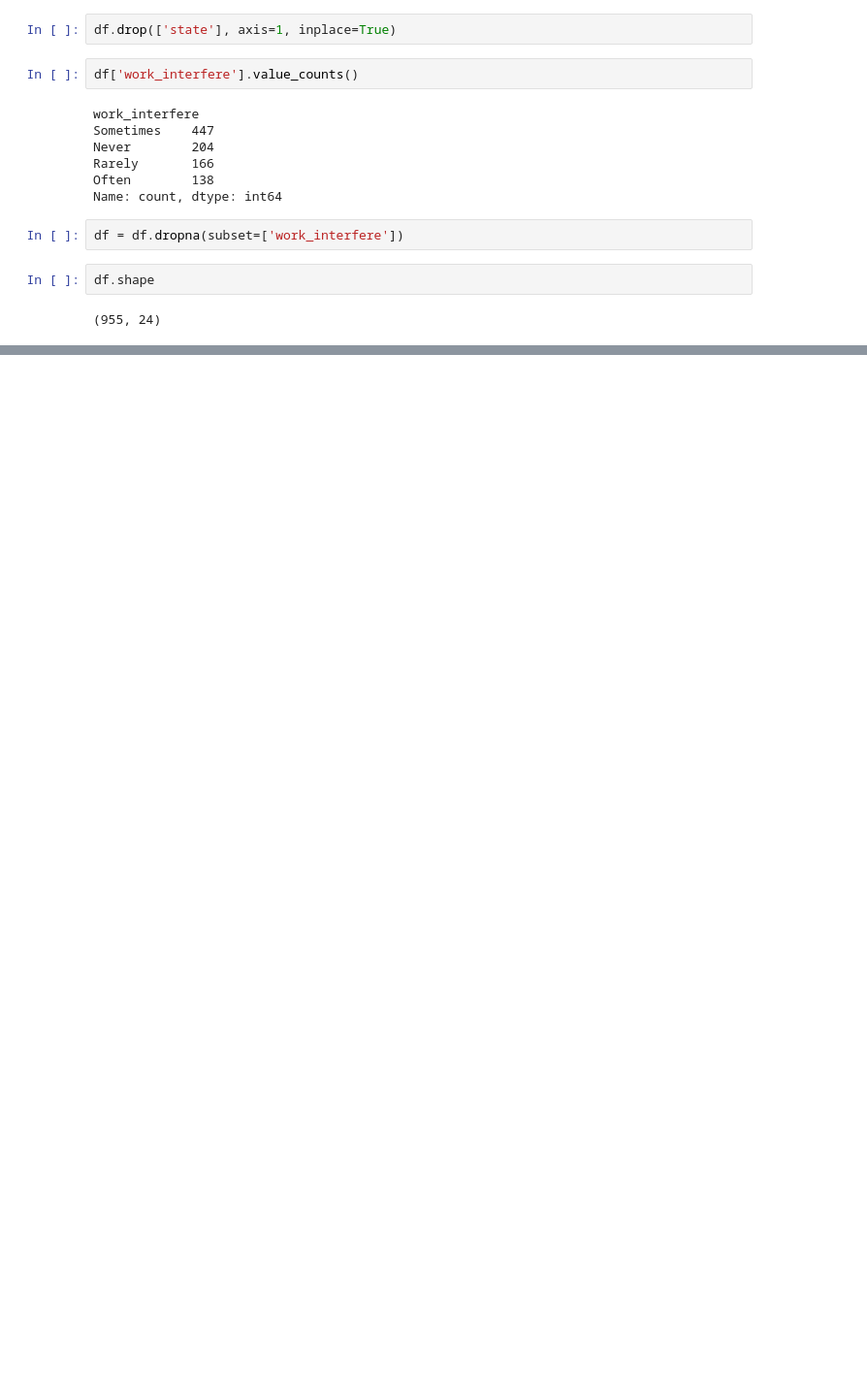
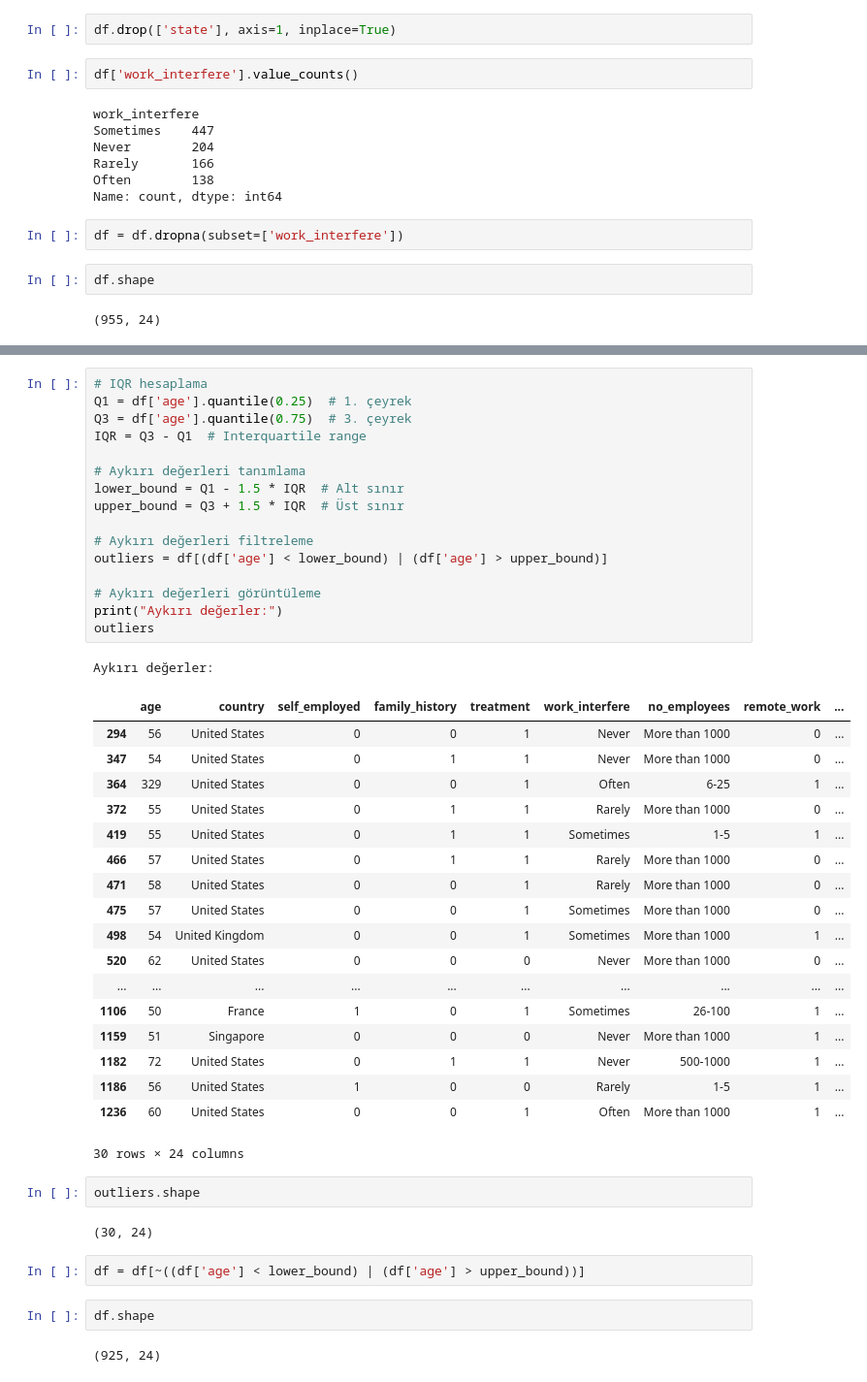
Before and after one commit to denizdagli/mental-health, a Jupyter notebook: dataAnalysis.ipynb, the cells around one changed output, grey strips where cells are left out. Shown: that part at 97% size. Cells and saved outputs as stored; diff of their text form; blank space fills up the shorter version.

Commit message:
Removed outliers from the age variable

```diff
--- a/dataAnalysis.ipynb
+++ b/dataAnalysis.ipynb
@@ -502,0 +538,46 @@ df.shape
+# %%
+# IQR hesaplama
+Q1 = df['age'].quantile(0.25)  # 1. çeyrek
+Q3 = df['age'].quantile(0.75)  # 3. çeyrek
+IQR = Q3 - Q1  # Interquartile range
+
+# Aykırı değerleri tanımlama
+lower_bound = Q1 - 1.5 * IQR  # Alt sınır
+upper_bound = Q3 + 1.5 * IQR  # Üst sınır
+
+# Aykırı değerleri filtreleme
+outliers = df[(df['age'] < lower_bound) | (df['age'] > upper_bound)]
+
+# Aykırı değerleri görüntüleme
+print("Aykırı değerler:")
+outliers
+# %% [output]
+Aykırı değerler:
+|  | age | country | self_employed | family_history | treatment | work_interfere | no_employees | remote_work | ... |
+| 294 | 56 | United States | 0 | 0 | 1 | Never | More than 1000 | 0 | ... |
+| 347 | 54 | United States | 0 | 1 | 1 | Never | More than 1000 | 0 | ... |
+| 364 | 329 | United States | 0 | 0 | 1 | Often | 6-25 | 1 | ... |
+| 372 | 55 | United States | 0 | 1 | 1 | Rarely | More than 1000 | 0 | ... |
+| 419 | 55 | United States | 0 | 1 | 1 | Sometimes | 1-5 | 1 | ... |
+| 466 | 57 | United States | 0 | 1 | 1 | Rarely | More than 1000 | 0 | ... |
+| 471 | 58 | United States | 0 | 0 | 1 | Rarely | More than 1000 | 0 | ... |
+| 475 | 57 | United States | 0 | 0 | 1 | Sometimes | More than 1000 | 0 | ... |
+| 498 | 54 | United Kingdom | 0 | 0 | 1 | Sometimes | More than 1000 | 1 | ... |
+| 520 | 62 | United States | 0 | 0 | 0 | Never | More than 1000 | 0 | ... |
+| ... | ... | ... | ... | ... | ... | ... | ... | ... | ... |
+| 1106 | 50 | France | 1 | 0 | 1 | Sometimes | 26-100 | 1 | ... |
+| 1159 | 51 | Singapore | 0 | 0 | 0 | Never | More than 1000 | 1 | ... |
+| 1182 | 72 | United States | 0 | 1 | 1 | Never | 500-1000 | 1 | ... |
+| 1186 | 56 | United States | 1 | 0 | 0 | Rarely | 1-5 | 1 | ... |
+| 1236 | 60 | United States | 0 | 0 | 1 | Often | More than 1000 | 1 | ... |
+30 rows × 24 columns
+# %%
+outliers.shape
+# %% [output]
+(30, 24)
+# %%
+df = df[~((df['age'] < lower_bound) | (df['age'] > upper_bound))]
+# %%
+df.shape
+# %% [output]
+(925, 24)
```
Also changed, not shown: parts of 4 cells of this notebook.
